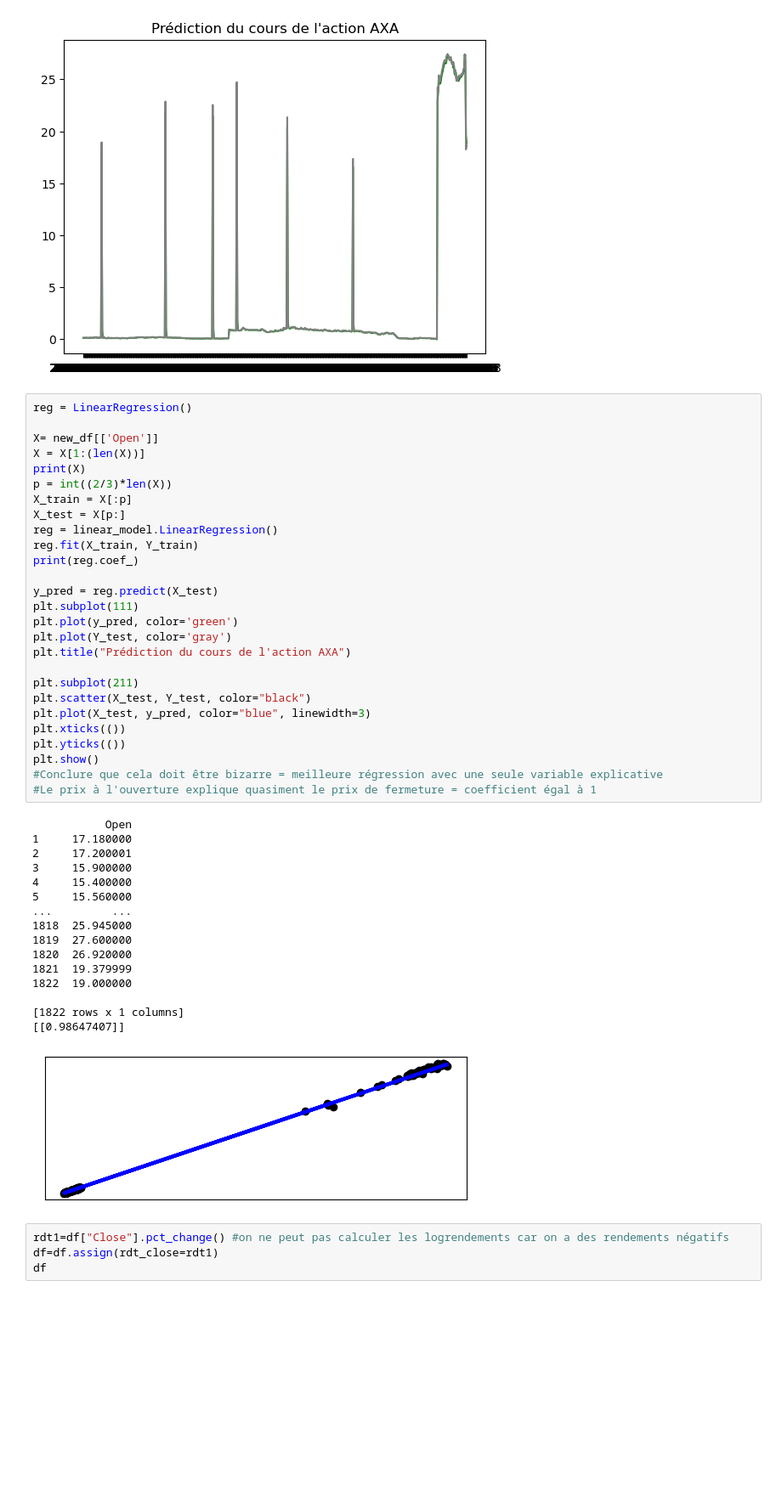
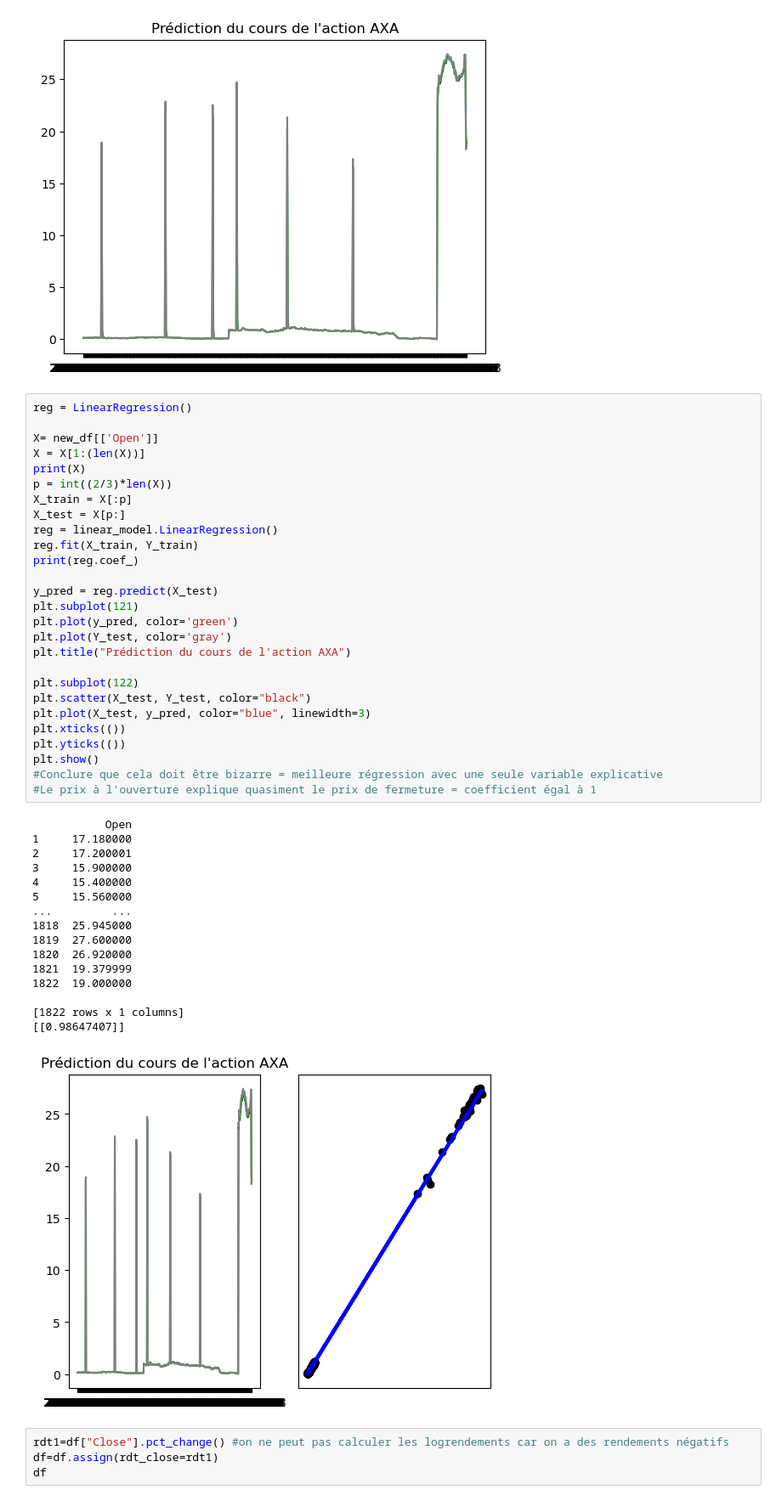
Before and after one commit to antoinerougier/Projet-Python-pour-la-data-science-, a Jupyter notebook: ModificationAntoine.ipynb, the cells around one changed output. Shown: that part at 85% size. Drawn from its saved outputs; the diff is of its cells as text; blank space fills up the shorter version.

```diff
--- a/ModificationAntoine.ipynb
+++ b/ModificationAntoine.ipynb
@@ -217,36 +217,36 @@ reg.fit(X_train, Y_train)
 print(reg.coef_)
 
 y_pred = reg.predict(X_test)
-plt.subplot(111)
+plt.subplot(121)
 plt.plot(y_pred, color='green')
 plt.plot(Y_test, color='gray')
 plt.title("Prédiction du cours de l'action AXA")
 
-plt.subplot(211)
+plt.subplot(122)
 plt.scatter(X_test, Y_test, color="black")
 plt.plot(X_test, y_pred, color="blue", linewidth=3)
 plt.xticks(())
 plt.yticks(())
 plt.show()
 #Conclure que cela doit être bizarre = meilleure régression avec une seule variable explicative
 #Le prix à l'ouverture explique quasiment le prix de fermeture = coefficient égal à 1
 # %% [output]
            Open
 1     17.180000
 2     17.200001
 3     15.900000
 4     15.400000
 5     15.560000
 ...         ...
 1818  25.945000
 1819  27.600000
 1820  26.920000
 1821  19.379999
 1822  19.000000
 
 [1822 rows x 1 columns]
 [[0.98647407]]
-[figure, old version]
+[figure, new version]
 # %%
 rdt1=df["Close"].pct_change() #on ne peut pas calculer les logrendements car on a des rendements négatifs
 df=df.assign(rdt_close=rdt1)
```
Also changed, not shown: parts of 1 cell of this notebook.
